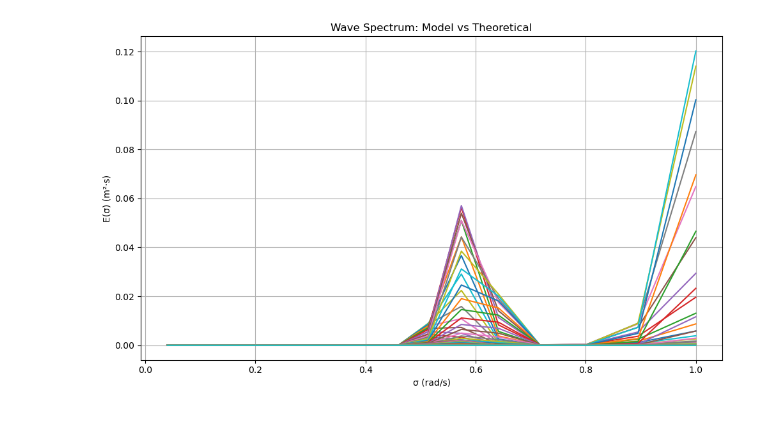
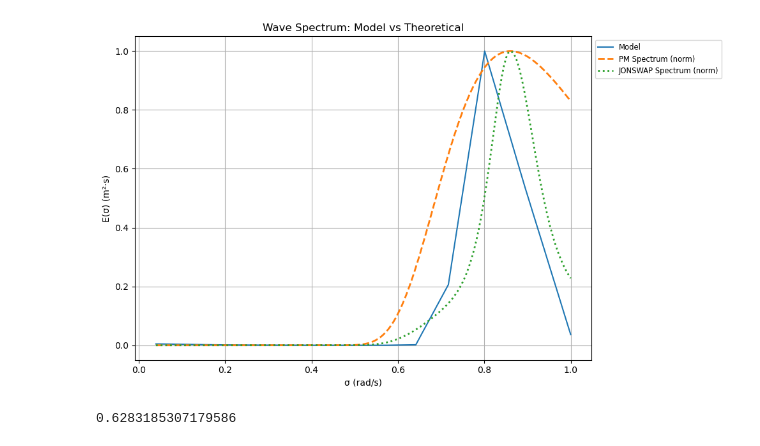
Before and after one commit to yothunder/wave-sim, a Jupyter notebook: py/output.ipynb, the cells around one changed output. Saved outputs shown, nothing was run; the diff lists cells and outputs as text; code cells hidden in the pictures.

```diff
--- a/py/output.ipynb
+++ b/py/output.ipynb
@@ -108,37 +108,56 @@ sigma_model = spectra[0][:, 0]
 E_models = [s[:, 1] for s in spectra]
 
 # Define PM and JONSWAP spectra
 def pm_spectrum(sigma, u10, alpha=8.1e-3, beta=0.74, g=9.81):
     return alpha * g**2 * sigma**-5 * np.exp(-beta * (g / (sigma * u10))**4)
 
-def jonswap_spectrum(sigma, u10, gamma=3.3, g=9.81):
+def jonswap_spectrum(sigma, u10, gamma=5, g=9.81):
     alpha = 0.076 * (u10**2 / g)**0.22
     sigma_p = 0.877 * g / u10
     sigma_sigma = np.where(sigma < sigma_p, 0.07, 0.09)
     r = np.exp(-((sigma - sigma_p)**2) / (2 * sigma_sigma**2 * sigma_p**2))
     pm = alpha * g**2 * sigma**-5 * np.exp(-1.25 * (sigma_p / sigma)**4)
     return pm * gamma**r
 
 # Reference spectra
 u10_val = 10.0  # m/s
 sigma_ref = np.linspace(min(sigma_model), max(sigma_model), 200)
 E_pm = pm_spectrum(sigma_ref, u10_val)
 E_jonswap = jonswap_spectrum(sigma_ref, u10_val)
 
 # Plot
 plt.figure(figsize=(10, 6))
-for i, E in enumerate(E_models):
-    plt.plot(sigma_model, E, label=f"Model t={i+1}", linewidth=1.5)
+# for i, E in enumerate(E_models):
+#     E_norm = E / np.max(E) if np.max(E) > 0 else E
+#     plt.plot(sigma_model, E_norm, label=f"Model t={i+1}", linewidth=1.5)
 
-# plt.plot(sigma_ref, E_pm, '--', label="PM Spectrum", linewidth=2)
-# plt.plot(sigma_ref, E_jonswap, ':', label="JONSWAP Spectrum", linewidth=2)
+norm = True
+if norm:
+    E_avg = np.mean(E_models, axis=0)
+    E_avg_norm = E_avg / np.max(E_avg)
+    plt.plot(sigma_model, E_avg_norm, label=f"Model", linewidth=1.5)
+
+    E_pm_norm = E_pm / np.max(E_pm)
+    E_jonswap_norm = E_jonswap / np.max(E_jonswap)
+else:
+    E_avg = np.mean(E_models, axis=0)
+    E_avg_norm = E_avg
+    E_pm_norm = E_pm
+    E_jonswap_norm = E_jonswap
+
+plt.plot(sigma_ref, E_pm_norm, '--', label="PM Spectrum (norm)", linewidth=2)
+plt.plot(sigma_ref, E_jonswap_norm, ':', label="JONSWAP Spectrum (norm)", linewidth=2)
 
 plt.xlabel("σ (rad/s)")
 plt.ylabel("E(σ) (m²·s)")
 plt.title("Wave Spectrum: Model vs Theoretical")
 plt.grid(True)
-# plt.legend()
+plt.legend(loc="upper left", bbox_to_anchor=(1, 1), fontsize='small')
 plt.tight_layout()
 plt.show()
 # %% [output]
-[figure, old version]
+[figure, new version]
+# %%
+np.pi*0.1*2
+# %% [output]
+0.6283185307179586
```
Also changed, not shown: parts of 1 cell of this notebook.
